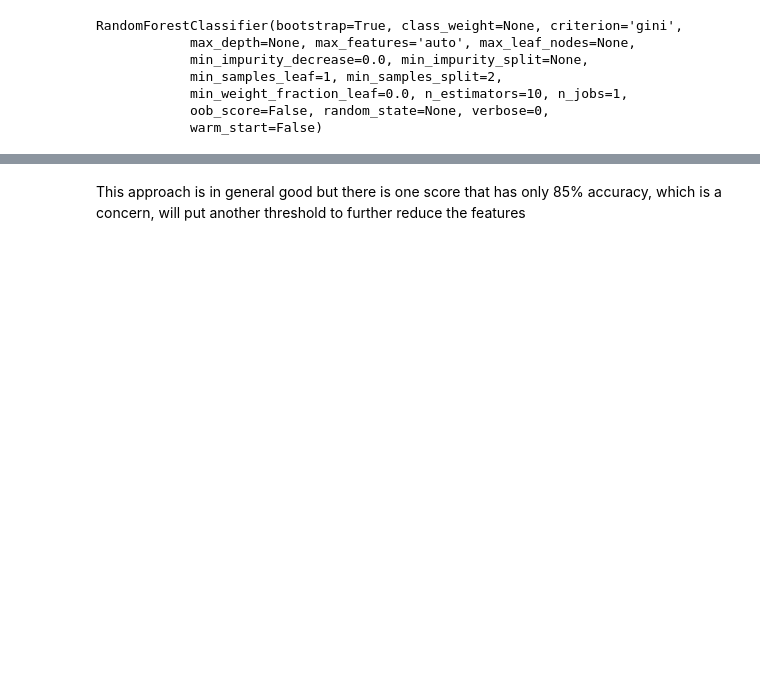
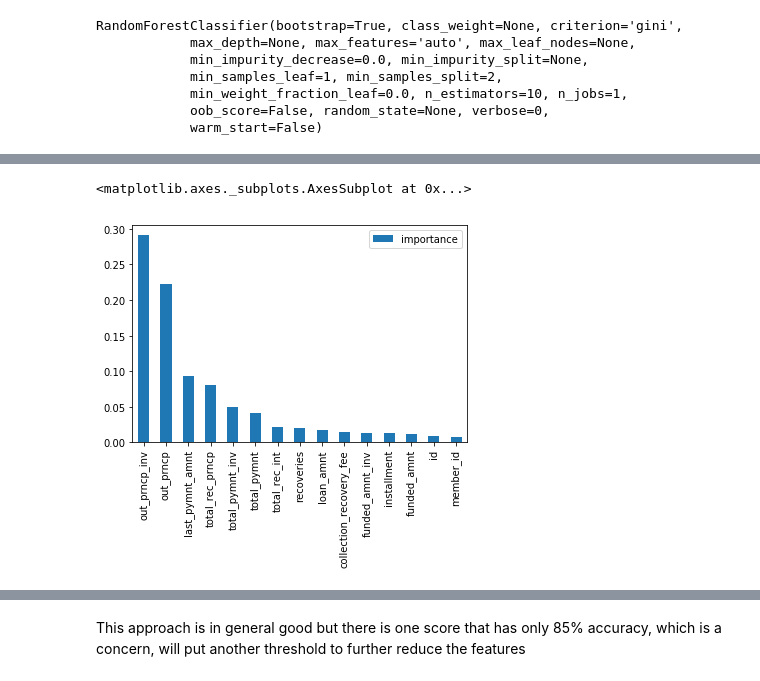
Before and after one commit to george1577/Thinkful_Data_Science, a Jupyter notebook: Drills_and_Assignments/Data_Science_Bootcamp/Unit_3_Deeper_into_supervised_learning/Lesson_2_Random_forest/Random_forest_guided_example/3.2.5+Random+Forest+Guided+Example.ipynb, the cells around one changed output, grey strips where cells are left out. Saved outputs shown, nothing was run; the diff lists cells and outputs as text; code cells hidden in the pictures; blank space fills up the shorter version.

```diff
--- a/Drills_and_Assignments/Data_Science_Bootcamp/Unit_3_Deeper_into_supervised_learning/Lesson_2_Random_forest/Random_forest_guided_example/3.2.5+Random+Forest+Guided+Example.ipynb
+++ b/Drills_and_Assignments/Data_Science_Bootcamp/Unit_3_Deeper_into_supervised_learning/Lesson_2_Random_forest/Random_forest_guided_example/3.2.5+Random+Forest+Guided+Example.ipynb
@@ -541,3 +515,8 @@ feature_importances
+# %%
+feature_importances.head(15).plot(kind='bar')
+# %% [output]
+<matplotlib.axes._subplots.AxesSubplot at 0x...>
+[figure, added]
 # %%
 # We will select the features that has importance factor higher than 0.01
 important_feature = feature_importances[feature_importances['importance']>0.01].index
```
Also changed, not shown: parts of 31 cells of this notebook, 1 other file.
